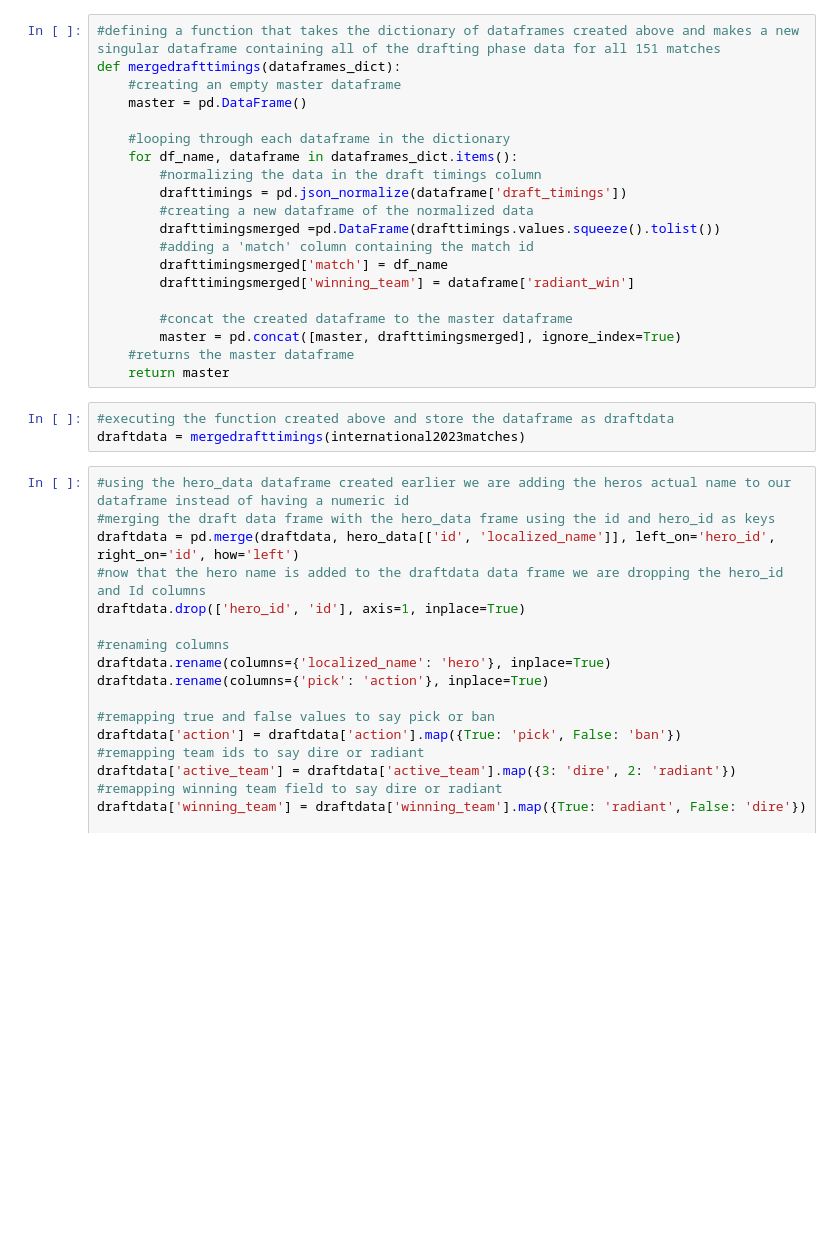
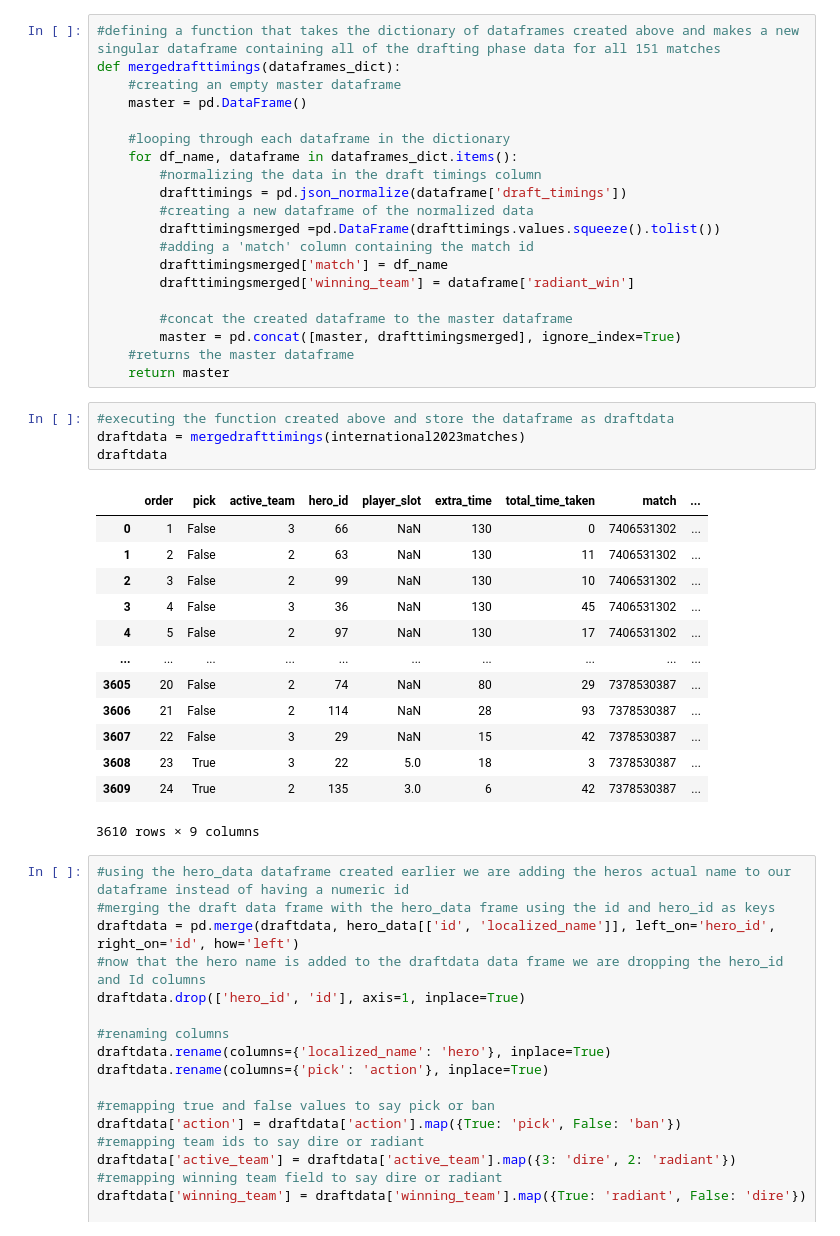
Before and after one commit to jmcmillian94/Dota2-Meta-Analysis, a Jupyter notebook: test.ipynb, the cells around one changed output. Saved outputs shown, nothing was run; the diff lists cells and outputs as text; blank space fills up the shorter version.

```diff
--- a/test.ipynb
+++ b/test.ipynb
@@ -93,6 +106,21 @@ def mergedrafttimings(dataframes_dict):
 # %%
 #executing the function created above and store the dataframe as draftdata
 draftdata = mergedrafttimings(international2023matches)
+draftdata
+# %% [output]
+|  | order | pick | active_team | hero_id | player_slot | extra_time | total_time_taken | match | ... |
+| 0 | 1 | False | 3 | 66 | NaN | 130 | 0 | 7406531302 | ... |
+| 1 | 2 | False | 2 | 63 | NaN | 130 | 11 | 7406531302 | ... |
+| 2 | 3 | False | 2 | 99 | NaN | 130 | 10 | 7406531302 | ... |
+| 3 | 4 | False | 3 | 36 | NaN | 130 | 45 | 7406531302 | ... |
+| 4 | 5 | False | 2 | 97 | NaN | 130 | 17 | 7406531302 | ... |
+| ... | ... | ... | ... | ... | ... | ... | ... | ... | ... |
+| 3605 | 20 | False | 2 | 74 | NaN | 80 | 29 | 7378530387 | ... |
+| 3606 | 21 | False | 2 | 114 | NaN | 28 | 93 | 7378530387 | ... |
+| 3607 | 22 | False | 3 | 29 | NaN | 15 | 42 | 7378530387 | ... |
+| 3608 | 23 | True | 3 | 22 | 5.0 | 18 | 3 | 7378530387 | ... |
+| 3609 | 24 | True | 2 | 135 | 3.0 | 6 | 42 | 7378530387 | ... |
+3610 rows × 9 columns
 # %%
 #using the hero_data dataframe created earlier we are adding the heros actual name to our dataframe instead of having a numeric id
 #merging the draft data frame with the hero_data frame using the id and hero_id as keys
```
Also changed, not shown: parts of 10 cells of this notebook.
